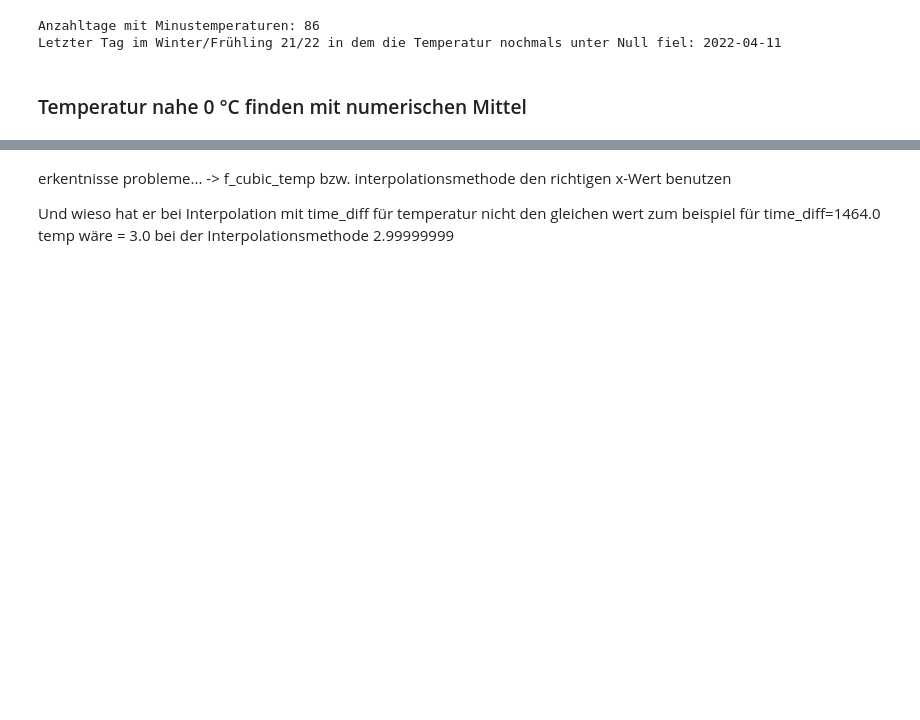
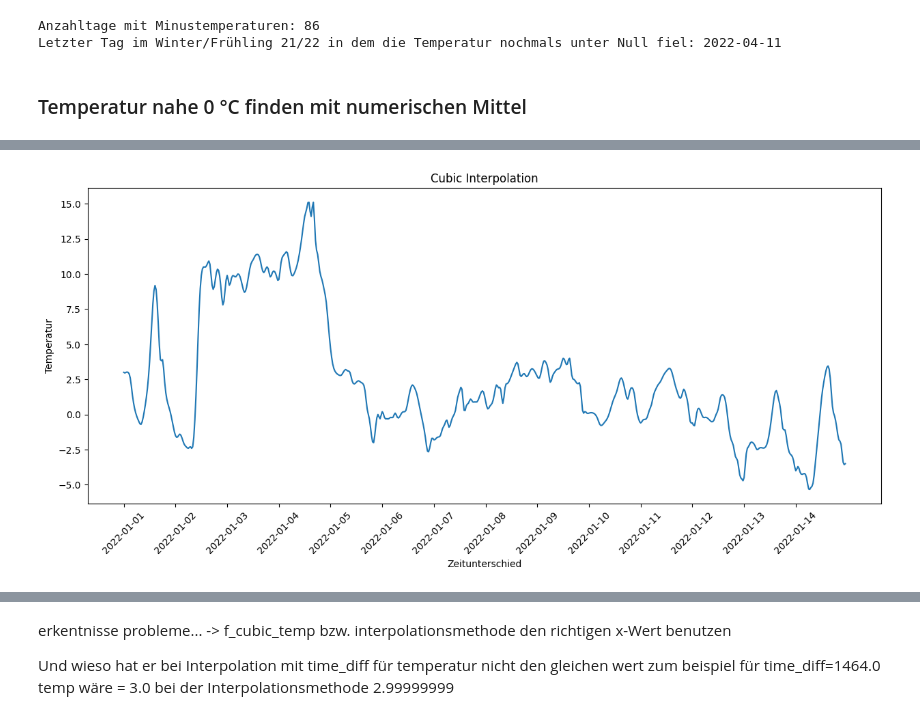
Before and after one commit to Kevin-J-Klein/NGDS-Gruppe-G, a Jupyter notebook: WetterstationGruppeG-Kevin.ipynb, the cells around one changed output, grey strips where cells are left out. Saved outputs shown, nothing was run; the diff lists cells and outputs as text; code cells hidden in the pictures; blank space fills up the shorter version.

```diff
--- a/WetterstationGruppeG-Kevin.ipynb
+++ b/WetterstationGruppeG-Kevin.ipynb
@@ -367,0 +239,23 @@ f_cubic_temp(392/2)
+# %%
+#Zeitraum mit vielen Nullstellen
+january_start = np.datetime64('2022-01-01T00:00').astype(float)
+january_start_index = int(np.where(time_new == january_start)[0])
+
+january_end = np.datetime64('2022-01-14T23:30').astype(float)
+january_end_index = int(np.where(time_new == january_end)[0])
+# %%
+# Plot der Funktion
+fig, ax = plt.subplots(figsize=(15, 6))
+ax.plot(time_datetime_inter[january_start_index:january_end_index], temp_inter_cubic[january_start_index:january_end_index])
+
+ax.set_xlabel('Zeitunterschied')
+x_ticks = np.arange(time_datetime_inter[january_start_index], time_datetime_inter[january_end_index], np.timedelta64(24, 'h'))
+ax.set_xticks(x_ticks)
+
+plt.xticks(rotation = 45)
+plt.ylabel('Temperatur')
+plt.title('Cubic Interpolation')
+
+plt.show()
+# %% [output]
+[figure, added]
```
Also changed, not shown: parts of 21 cells of this notebook, 1 other file.
